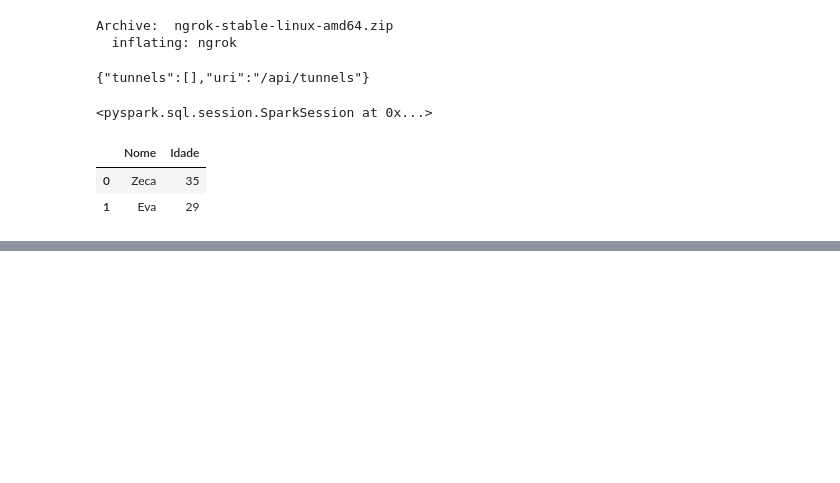
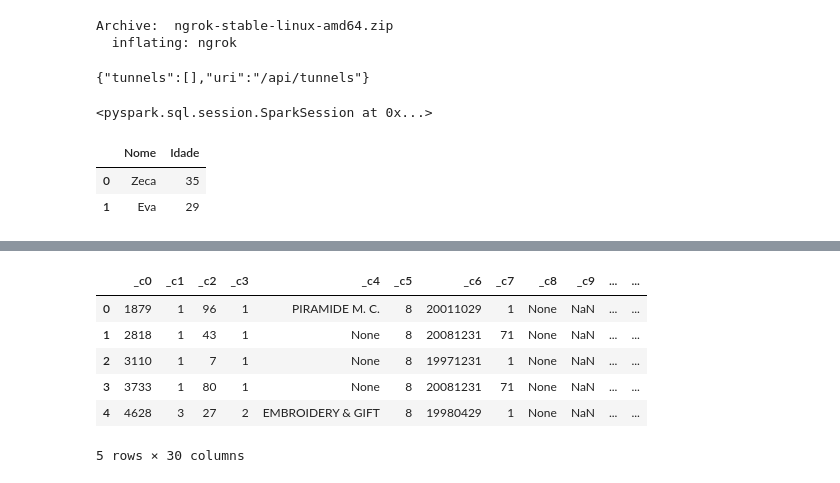
Before and after one commit to alinept/spark_project, a Jupyter notebook: spark_project.ipynb, the cells around one changed output, grey strips where cells are left out. Cells and saved outputs as stored; diff of their text form; code cells hidden in the pictures; blank space fills up the shorter version.

```diff
--- a/spark_project.ipynb
+++ b/spark_project.ipynb
@@ -47,0 +64,5 @@ df.toPandas()
+# %%
+zipfile.ZipFile('/content/drive/MyDrive/spark-project/estabelecimentos.zip', 'r').extractall('/content/drive/MyDrive/spark-project/')
+path = '/content/drive/MyDrive/spark-project/estabelecimentos'
+estabelecimentos = spark.read.csv(path, sep=';', inferSchema=True)
+estabelecimentos.count()
@@ -47,0 +113,10 @@ df.toPandas()
+# %%
+estabelecimentos.limit(5).toPandas()
+# %% [output]
+|  | _c0 | _c1 | _c2 | _c3 | _c4 | _c5 | _c6 | _c7 | _c8 | _c9 | ... | ... |
+| 0 | 1879 | 1 | 96 | 1 | PIRAMIDE M. C. | 8 | 20011029 | 1 | None | NaN | ... | ... |
+| 1 | 2818 | 1 | 43 | 1 | None | 8 | 20081231 | 71 | None | NaN | ... | ... |
+| 2 | 3110 | 1 | 7 | 1 | None | 8 | 19971231 | 1 | None | NaN | ... | ... |
+| 3 | 3733 | 1 | 80 | 1 | None | 8 | 20081231 | 71 | None | NaN | ... | ... |
+| 4 | 4628 | 3 | 27 | 2 | EMBROIDERY & GIFT | 8 | 19980429 | 1 | None | NaN | ... | ... |
+5 rows × 30 columns
```
Also changed, not shown: parts of 19 cells of this notebook.
